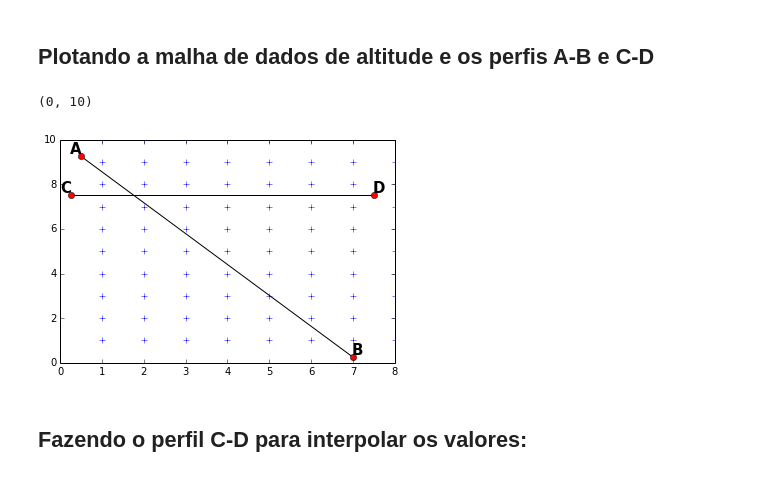
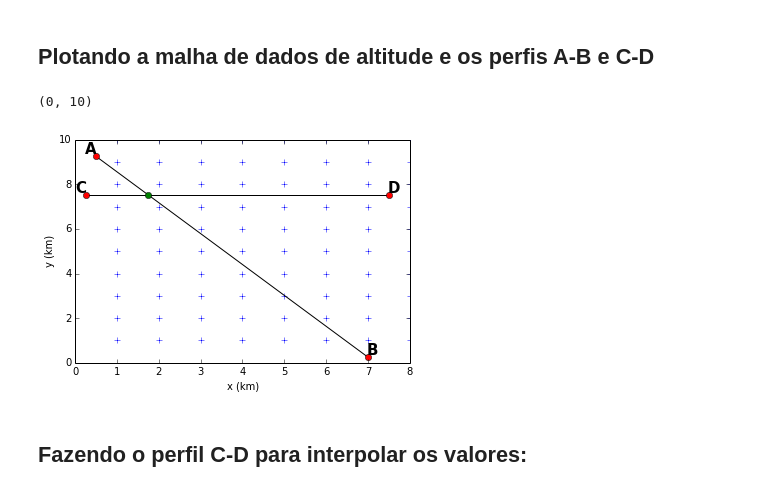
Before and after one commit to dIOGOLOC/exercicios_mestrado, a Jupyter notebook: metodos_computacionais/interpolacao_ponderada.ipynb, the cells around one changed output. Drawn from its saved outputs; the diff is of its cells as text; code cells hidden in the pictures.

```diff
--- a/metodos_computacionais/interpolacao_ponderada.ipynb
+++ b/metodos_computacionais/interpolacao_ponderada.ipynb
@@ -60,20 +56,23 @@ p=1
 # %%
 plt.plot(x,y,'+b')
 plt.plot((A[0],B[0]),(A[1],B[1]),'k')
 plt.plot(C,D,'k')
 plt.plot(A[0],A[1],'or')
 plt.text(A[0],A[1],'A',fontweight='bold',fontsize=15,verticalalignment='bottom', horizontalalignment='right')
 plt.plot(B[0],B[1],'or')
 plt.text(B[0],B[1],'B',fontweight='bold',fontsize=15,verticalalignment='bottom', horizontalalignment='left')
 plt.plot(C[0],C[1],'or')
 plt.text(C[0],C[1],'C',fontweight='bold',fontsize=15,verticalalignment='bottom', horizontalalignment='right')
 plt.plot(D[0],D[1],'or')
 plt.text(D[0],D[1],'D',fontweight='bold',fontsize=15,verticalalignment='bottom', horizontalalignment='left')
+plt.plot(1.75,7.5,'og')
+plt.xlabel('x (km)')
+plt.ylabel('y (km)')
 plt.xlim(0,8)
 plt.ylim(0,10)
 # %% [output]
 (0, 10)
-[figure, old version]
+[figure, new version]
 # %% [markdown]
 <h2>Fazendo o perfil C-D para interpolar os valores:</h2>
 # %%
```
Also changed, not shown: parts of 7 cells of this notebook.
